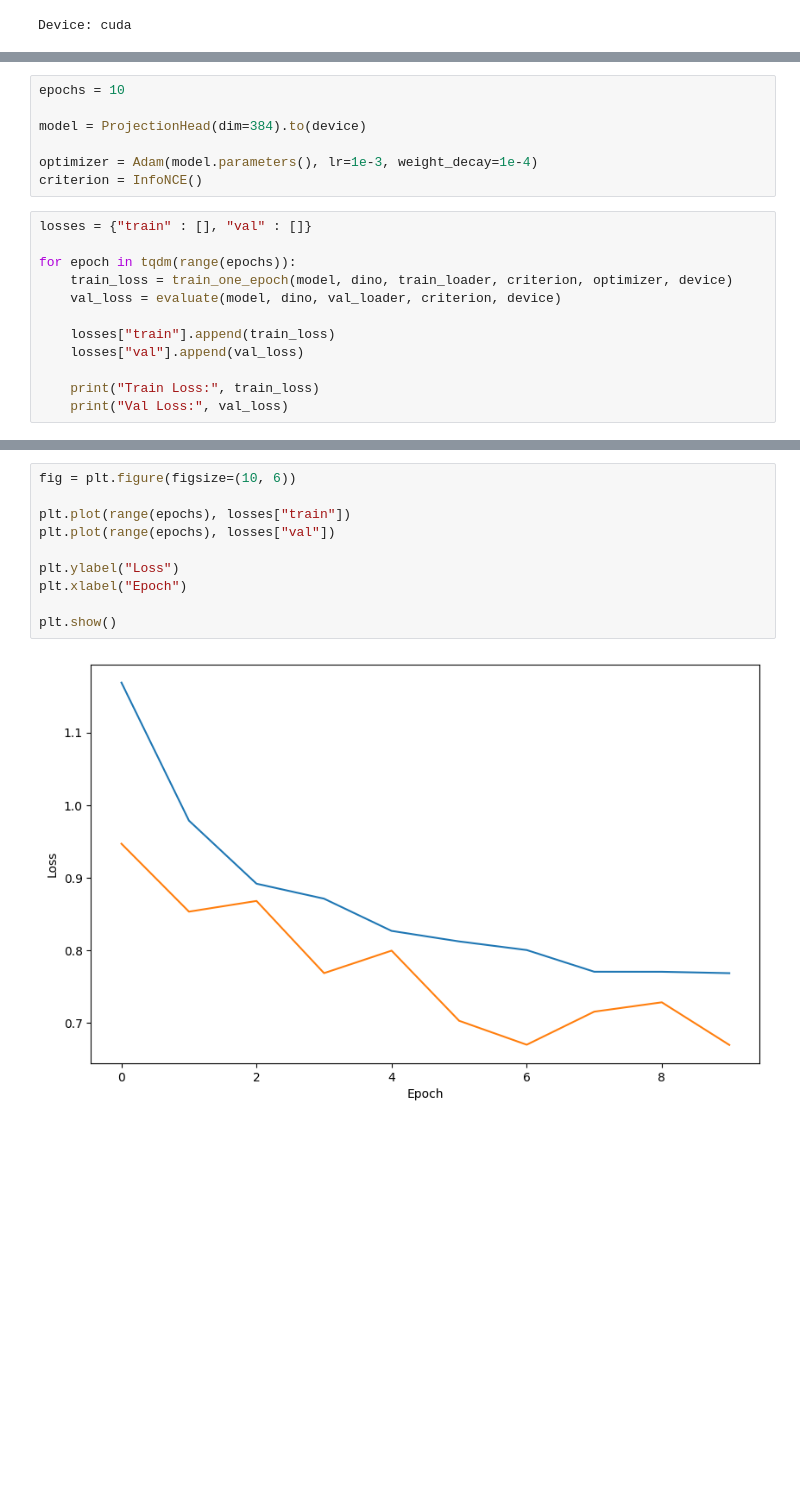
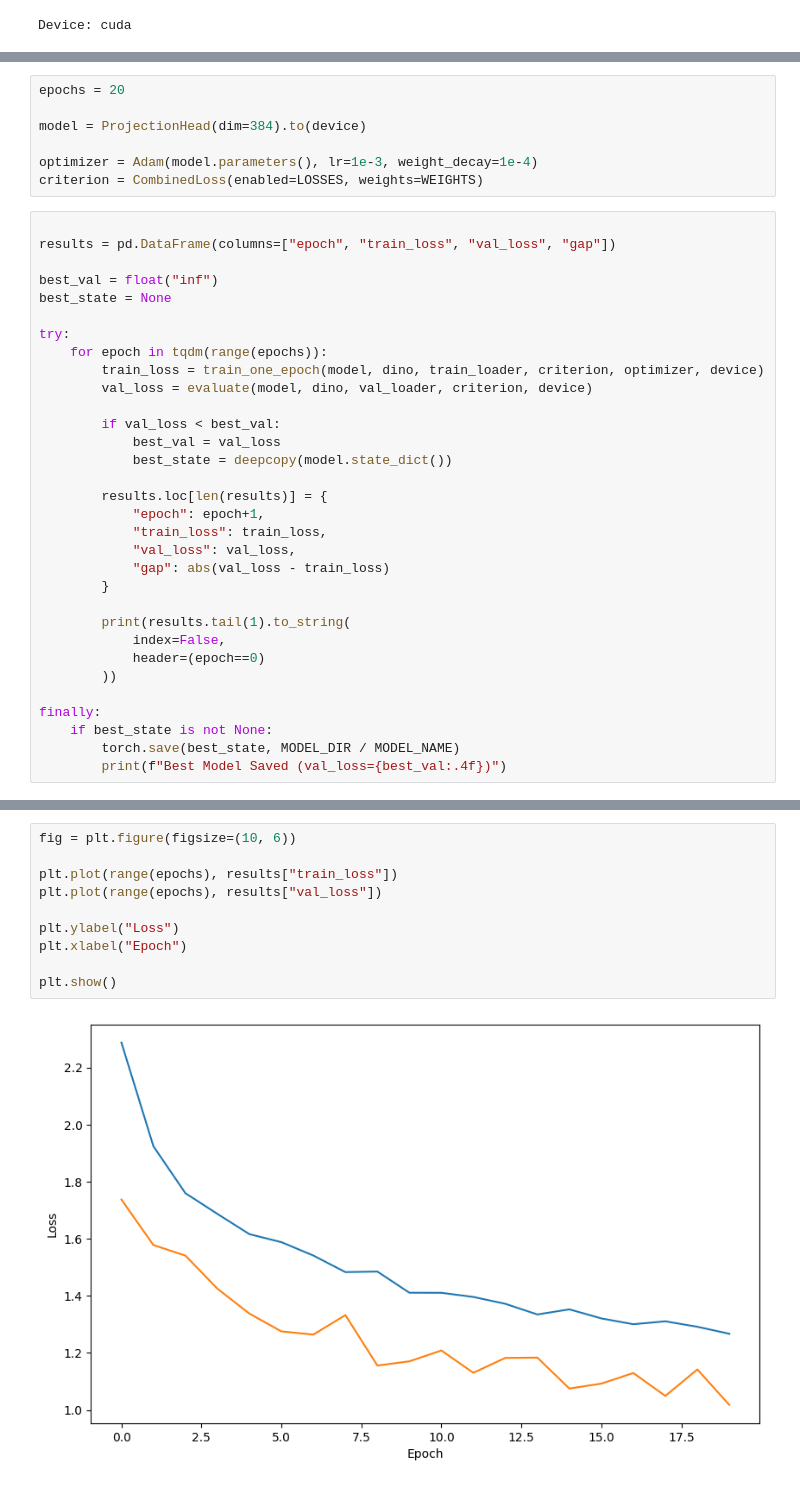
Before and after one commit to CiaranW005/UL-Summer-Bursary-2026, a Jupyter notebook: notebooks/train_models/contrastive.ipynb, the cells around one changed output, grey strips where cells are left out. Saved outputs shown, nothing was run; the diff lists cells and outputs as text; blank space fills up the shorter version.

```diff
--- a/notebooks/train_models/contrastive.ipynb
+++ b/notebooks/train_models/contrastive.ipynb
@@ -137,21 +160,41 @@ test_loader = DataLoader(
     pin_memory=PIN_MEMORY
 )
 # %%
-epochs = 10
+epochs = 20
 
 model = ProjectionHead(dim=384).to(device)
 
 optimizer = Adam(model.parameters(), lr=1e-3, weight_decay=1e-4)
-criterion = InfoNCE()
+criterion = CombinedLoss(enabled=LOSSES, weights=WEIGHTS)
 # %%
-losses = {"train" : [], "val" : []}
 
-for epoch in tqdm(range(epochs)):
-    train_loss = train_one_epoch(model, dino, train_loader, criterion, optimizer, device)
-    val_loss = evaluate(model, dino, val_loader, criterion, device)
+results = pd.DataFrame(columns=["epoch", "train_loss", "val_loss", "gap"])
 
-    losses["train"].append(train_loss)
-    losses["val"].append(val_loss)
+best_val = float("inf")
+best_state = None
 
-    print("Train Loss:", train_loss)
-    print("Val Loss:", val_loss)
+try:
+    for epoch in tqdm(range(epochs)):
+        train_loss = train_one_epoch(model, dino, train_loader, criterion, optimizer, device)
+        val_loss = evaluate(model, dino, val_loader, criterion, device)
+
+        if val_loss < best_val:
+            best_val = val_loss
+            best_state = deepcopy(model.state_dict())
+
+        results.loc[len(results)] = {
+            "epoch": epoch+1,
+            "train_loss": train_loss,
+            "val_loss": val_loss,
+            "gap": abs(val_loss - train_loss)
+        }
+
+        print(results.tail(1).to_string(
+            index=False,
+            header=(epoch==0)
+        ))
+
+finally:
+    if best_state is not None:
+        torch.save(best_state, MODEL_DIR / MODEL_NAME)
+        print(f"Best Model Saved (val_loss={best_val:.4f})")
@@ -181,12 +201,12 @@ torch.save(model.state_dict(), MODEL_DIR / "best_model.pt")
 # %%
 fig = plt.figure(figsize=(10, 6))
 
-plt.plot(range(epochs), losses["train"])
-plt.plot(range(epochs), losses["val"])
+plt.plot(range(epochs), results["train_loss"])
+plt.plot(range(epochs), results["val_loss"])
 
 plt.ylabel("Loss")
 plt.xlabel("Epoch")
 
 plt.show()
 # %% [output]
-[figure, old version]
+[figure, new version]
```
Also changed, not shown: parts of 10 cells of this notebook, 37 other files.
